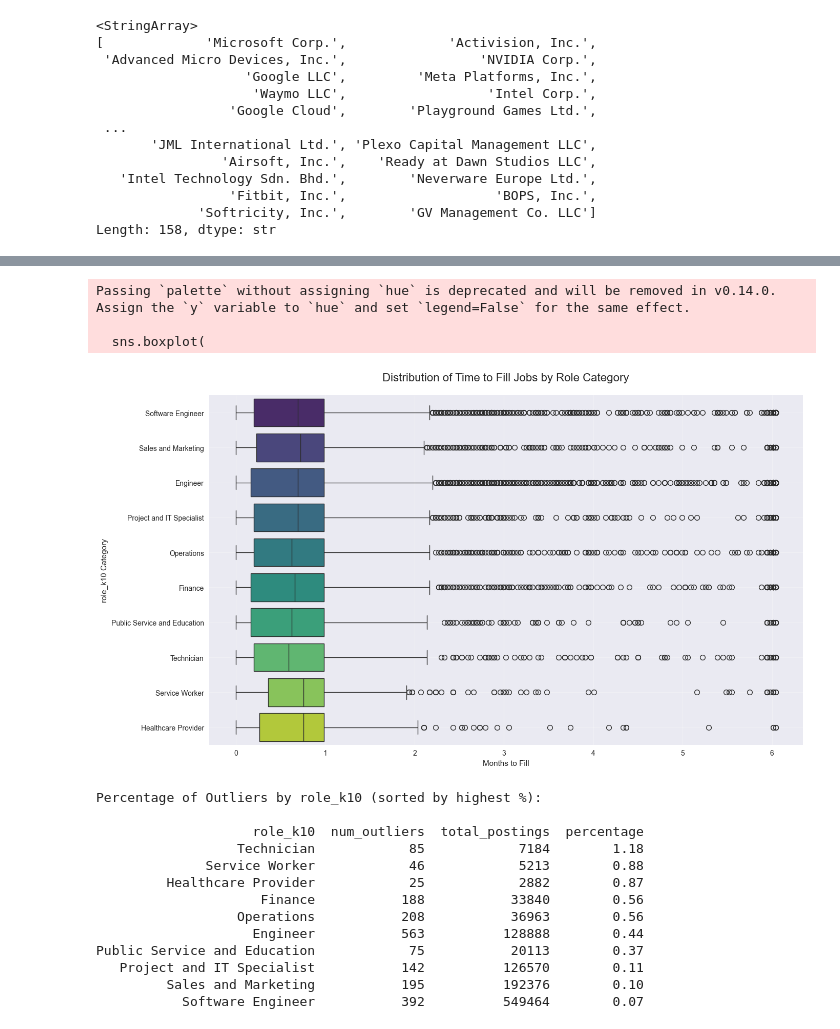
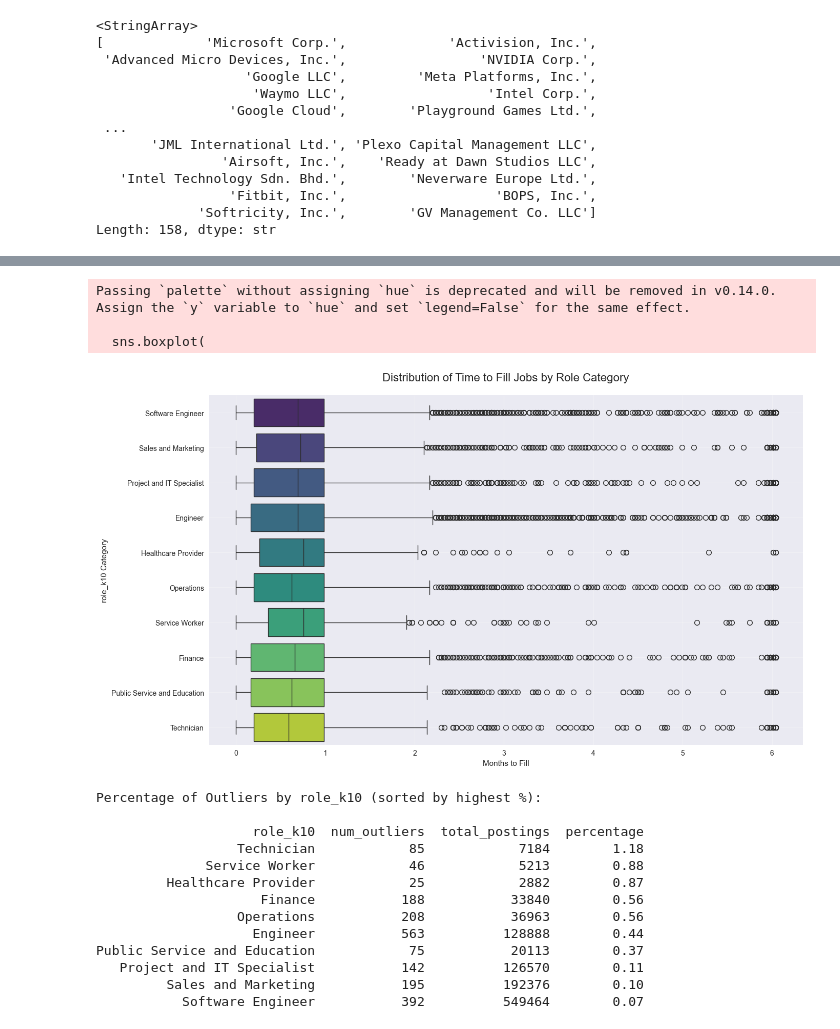
Before and after one commit to Summer99D/H1B_Newsletter, a Jupyter notebook: second.ipynb, the cells around one changed output, grey strips where cells are left out. Cells and saved outputs as stored; diff of their text form; code cells hidden in the pictures.

```diff
--- a/second.ipynb
+++ b/second.ipynb
@@ -330,36 +338,30 @@ Passing `palette` without assigning `hue` is deprecated and will be removed in v
 # %%
 
-# Get top 12 most common roles (to keep the plot readable)
-top_roles = df_clean['role_k10'].value_counts().head(12).index.tolist()
-
-# Filter to those roles
-plot_data = df_clean[df_clean['role_k10'].isin(top_roles)]
 
 # ================== Box Plot ==================
 fig, ax = plt.subplots(figsize=(14, 8))
 
 sns.boxplot(
-    data=plot_data,
+    data=df_clean,
     x='filling_time_months',
     y='role_k10',
-    order=top_roles,
     palette="viridis",
     showfliers=True
 )
 
 ax.set_title("Distribution of Time to Fill Jobs by Role Category",
              fontsize=16, pad=20)
 ax.set_xlabel("Months to Fill")
 ax.set_ylabel("role_k10 Category")
 ax.grid(True, alpha=0.3)
 
 plt.tight_layout()
 plt.show()
 # %% [output]
 Passing `palette` without assigning `hue` is deprecated and will be removed in v0.14.0. Assign the `y` variable to `hue` and set `legend=False` for the same effect.
 
   sns.boxplot(
-[figure, old version]
+[figure, new version]
 # %%
 # ================== Percentage of Outliers by role_k10 ==================
 # Function to count upper outliers
```
Also changed, not shown: parts of 26 cells of this notebook, 8 other files.
